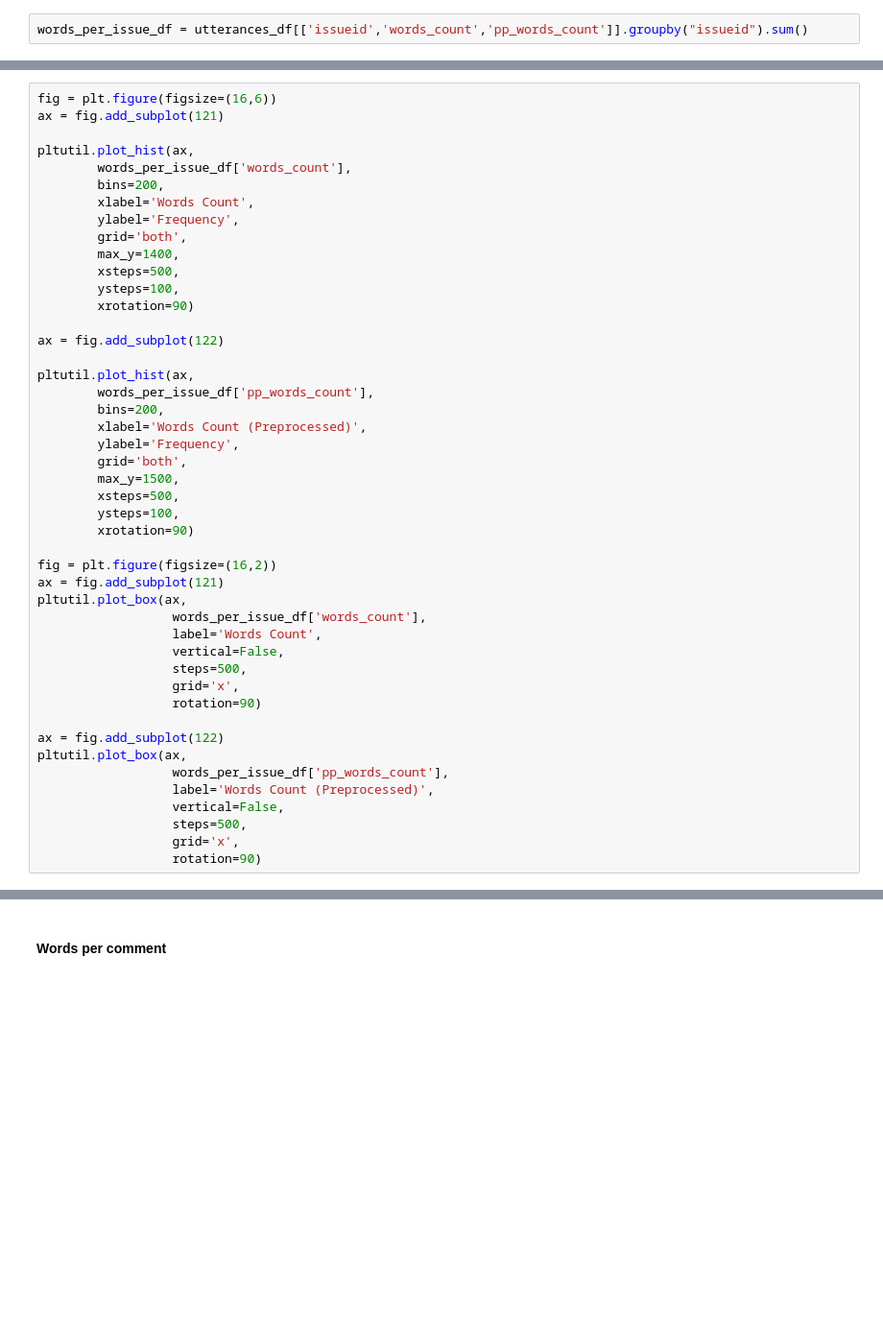
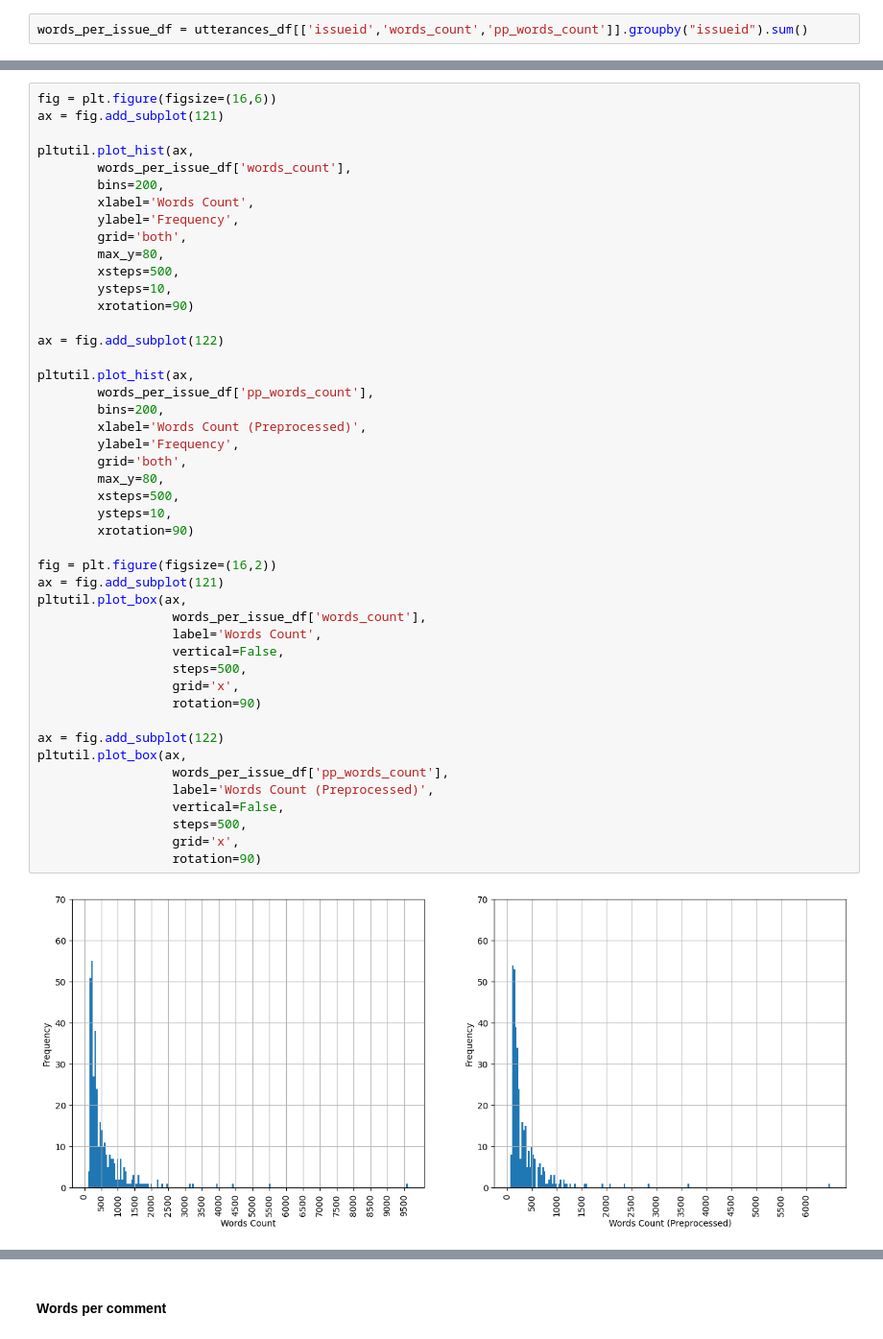
Before and after one commit to mohammadabdellatif/toward-performance-appraisal-automation-thesis, a Jupyter notebook: utterances_exploration.ipynb, the cells around one changed output, grey strips where cells are left out. Shown: that part at 96% size. Saved outputs shown, nothing was run; the diff lists cells and outputs as text; blank space fills up the shorter version.

```diff
--- a/utterances_exploration.ipynb
+++ b/utterances_exploration.ipynb
@@ -44,39 +60,41 @@ pltutil.plot_hist(ax,
         xlabel='Words Count',
         ylabel='Frequency',
         grid='both',
-        max_y=1400,
+        max_y=80,
         xsteps=500,
-        ysteps=100,
+        ysteps=10,
         xrotation=90)
 
 ax = fig.add_subplot(122)
 
 pltutil.plot_hist(ax,
         words_per_issue_df['pp_words_count'],
         bins=200,
         xlabel='Words Count (Preprocessed)',
         ylabel='Frequency',
         grid='both',
-        max_y=1500,
+        max_y=80,
         xsteps=500,
-        ysteps=100,
+        ysteps=10,
         xrotation=90)
 
 fig = plt.figure(figsize=(16,2))
 ax = fig.add_subplot(121)
 pltutil.plot_box(ax,
                   words_per_issue_df['words_count'],
                   label='Words Count',
                   vertical=False,
                   steps=500,
                   grid='x',
                   rotation=90)
 
 ax = fig.add_subplot(122)
 pltutil.plot_box(ax,
                   words_per_issue_df['pp_words_count'],
                   label='Words Count (Preprocessed)',
                   vertical=False,
                   steps=500,
                   grid='x',
                   rotation=90)
+# %% [output]
+[figure, added]
```
Also changed, not shown: parts of 15 cells of this notebook, 5 other files.
